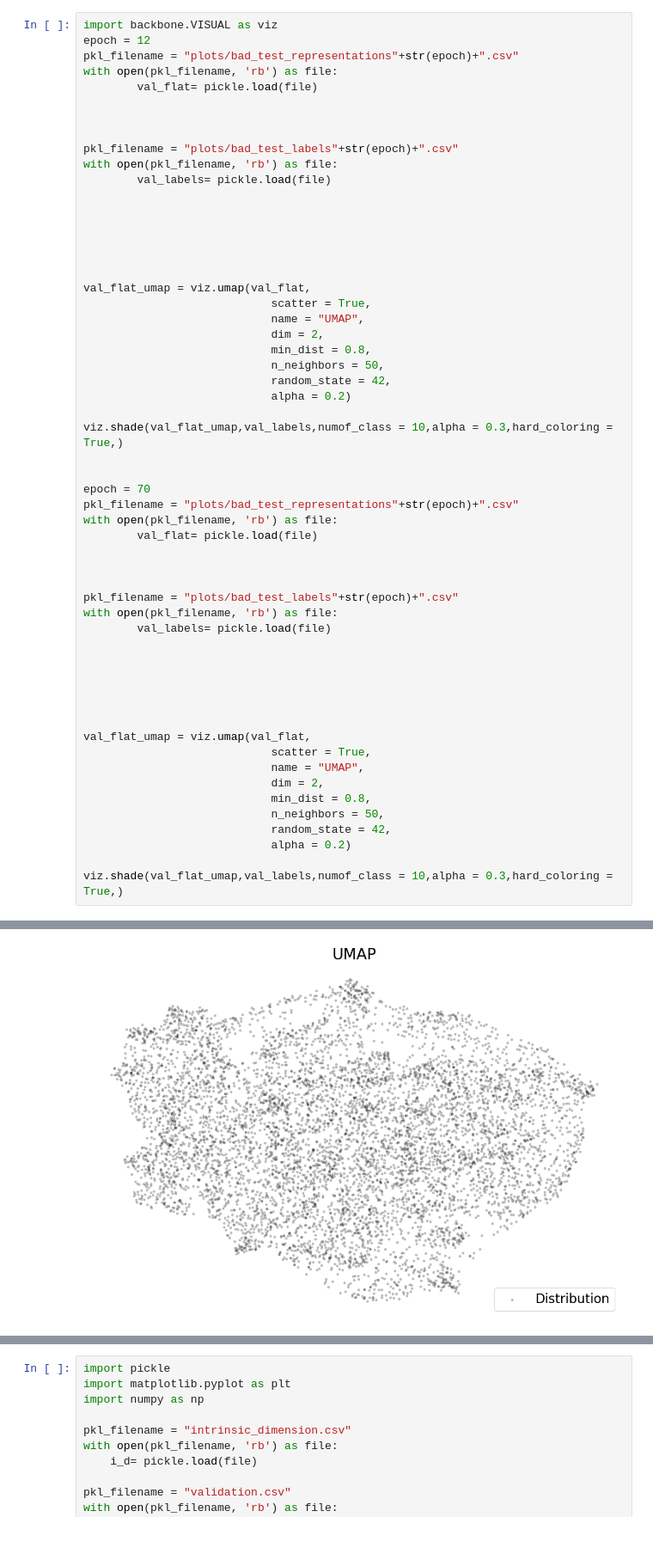
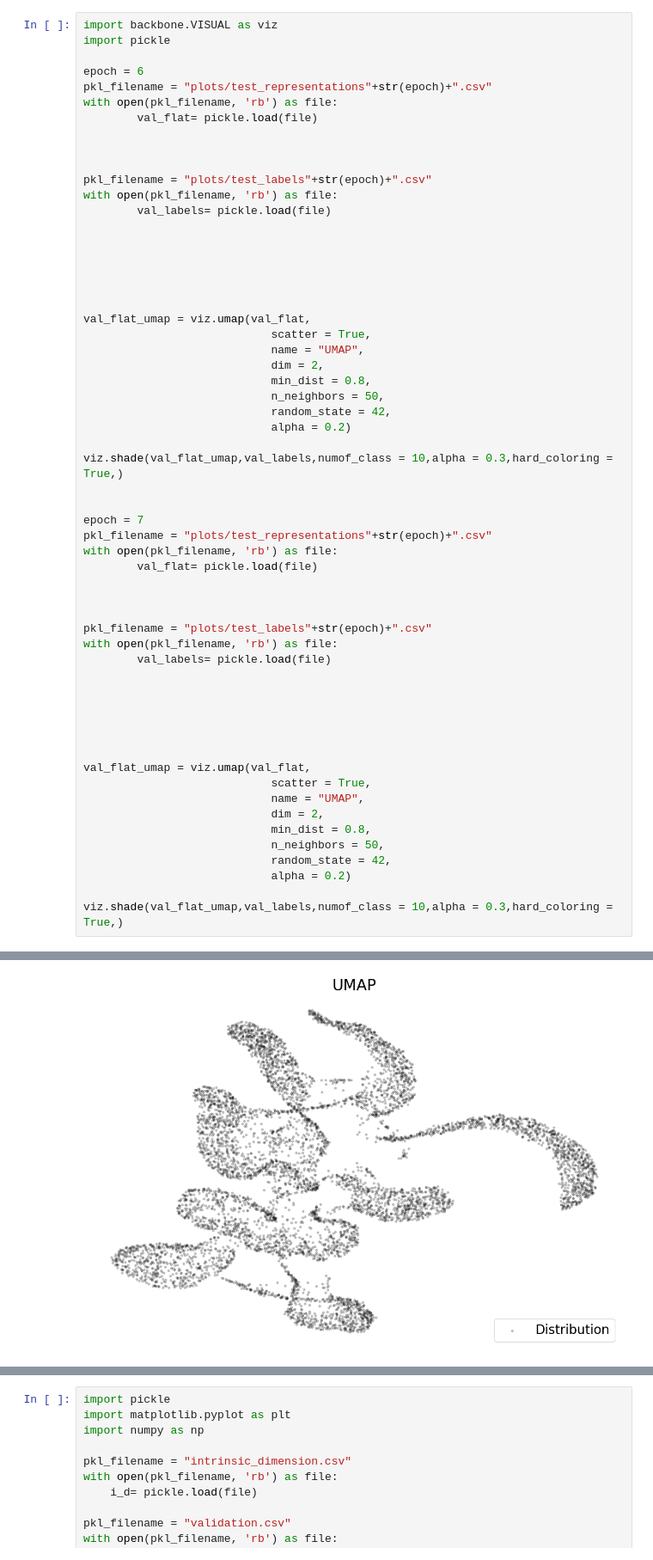
Before and after one commit to Koketsoc137/spectra_for_features, a Jupyter notebook: Plots.ipynb, the cells around one changed output, grey strips where cells are left out. Shown at 86% size. Saved outputs shown, nothing was run; the diff lists cells and outputs as text.

```diff
--- a/Plots.ipynb
+++ b/Plots.ipynb
@@ -107,14 +107,16 @@ plt.show()
 [figure]
 # %%
 import backbone.VISUAL as viz
-epoch = 12
-pkl_filename = "plots/bad_test_representations"+str(epoch)+".csv"
+import pickle
+
+epoch = 6
+pkl_filename = "plots/test_representations"+str(epoch)+".csv"
 with open(pkl_filename, 'rb') as file:
         val_flat= pickle.load(file)
 
 
 
-pkl_filename = "plots/bad_test_labels"+str(epoch)+".csv"
+pkl_filename = "plots/test_labels"+str(epoch)+".csv"
 with open(pkl_filename, 'rb') as file:
         val_labels= pickle.load(file)
 
@@ -135,14 +137,14 @@ val_flat_umap = viz.umap(val_flat,
 viz.shade(val_flat_umap,val_labels,numof_class = 10,alpha = 0.3,hard_coloring = True,)
 
 
-epoch = 70
-pkl_filename = "plots/bad_test_representations"+str(epoch)+".csv"
+epoch = 7
+pkl_filename = "plots/test_representations"+str(epoch)+".csv"
 with open(pkl_filename, 'rb') as file:
         val_flat= pickle.load(file)
 
 
 
-pkl_filename = "plots/bad_test_labels"+str(epoch)+".csv"
+pkl_filename = "plots/test_labels"+str(epoch)+".csv"
 with open(pkl_filename, 'rb') as file:
         val_labels= pickle.load(file)
 
@@ -173,3 +175,3 @@ UMAP reduced in  20.28024125099182
 <Figure size 1920x1440 with 0 Axes>
-[figure, old version]
+[figure, new version]
 Plotting
```
Also changed, not shown: parts of 1 cell of this notebook, 2 other files.
